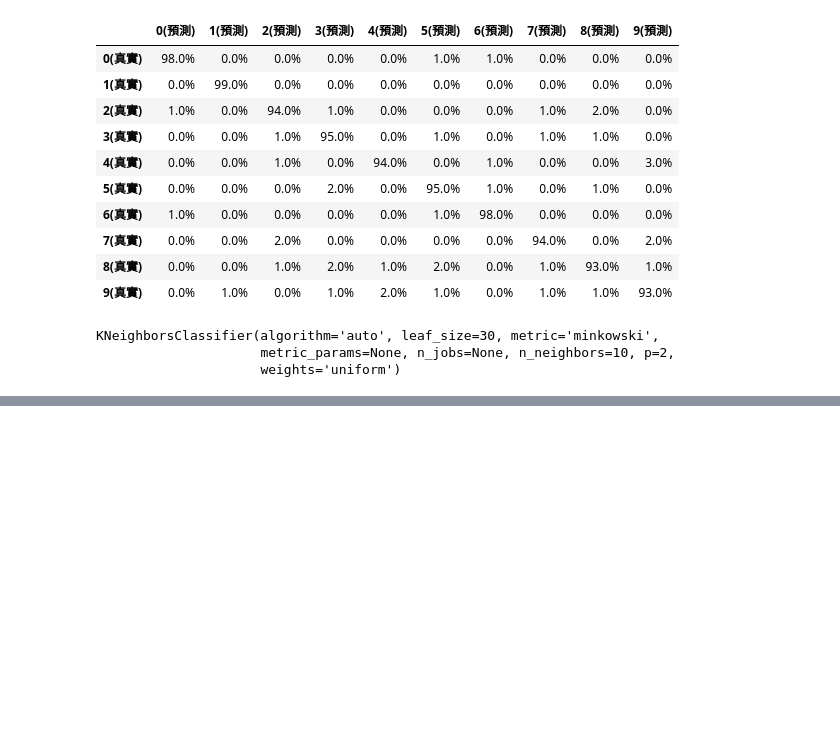
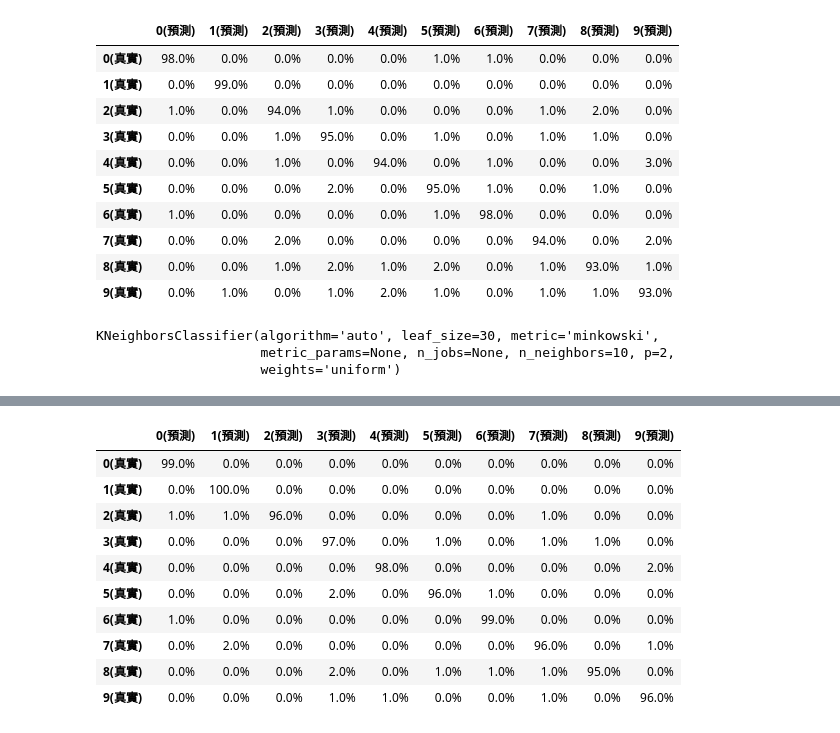
Before and after one commit to Elwing-Chou/MLDemo1216, a Jupyter notebook: pca.ipynb, the cells around one changed output, grey strips where cells are left out. Saved outputs shown, nothing was run; the diff lists cells and outputs as text; code cells hidden in the pictures; blank space fills up the shorter version.

```diff
--- a/pca.ipynb
+++ b/pca.ipynb
@@ -207,0 +210,22 @@ accuracy_score(pre, y_test)
+# %%
+from sklearn.metrics import confusion_matrix
+mat = confusion_matrix(y_test, pre)
+result = []
+for r in mat:
+    temp = ["{}%".format(round(n/sum(r) * 100), 2) for n in r]
+    result.append(temp)
+pd.DataFrame(result,
+             index=["{}(真實)".format(r) for r in range(10)],
+             columns=["{}(預測)".format(r) for r in range(10)])
+# %% [output]
+|  | 0(預測) | 1(預測) | 2(預測) | 3(預測) | 4(預測) | 5(預測) | 6(預測) | 7(預測) | 8(預測) | 9(預測) |
+| 0(真實) | 99.0% | 0.0% | 0.0% | 0.0% | 0.0% | 0.0% | 0.0% | 0.0% | 0.0% | 0.0% |
+| 1(真實) | 0.0% | 100.0% | 0.0% | 0.0% | 0.0% | 0.0% | 0.0% | 0.0% | 0.0% | 0.0% |
+| 2(真實) | 1.0% | 1.0% | 96.0% | 0.0% | 0.0% | 0.0% | 0.0% | 1.0% | 0.0% | 0.0% |
+| 3(真實) | 0.0% | 0.0% | 0.0% | 97.0% | 0.0% | 1.0% | 0.0% | 1.0% | 1.0% | 0.0% |
+| 4(真實) | 0.0% | 0.0% | 0.0% | 0.0% | 98.0% | 0.0% | 0.0% | 0.0% | 0.0% | 2.0% |
+| 5(真實) | 0.0% | 0.0% | 0.0% | 2.0% | 0.0% | 96.0% | 1.0% | 0.0% | 0.0% | 0.0% |
+| 6(真實) | 1.0% | 0.0% | 0.0% | 0.0% | 0.0% | 0.0% | 99.0% | 0.0% | 0.0% | 0.0% |
+| 7(真實) | 0.0% | 2.0% | 0.0% | 0.0% | 0.0% | 0.0% | 0.0% | 96.0% | 0.0% | 1.0% |
+| 8(真實) | 0.0% | 0.0% | 0.0% | 2.0% | 0.0% | 1.0% | 1.0% | 1.0% | 95.0% | 0.0% |
+| 9(真實) | 0.0% | 0.0% | 0.0% | 1.0% | 1.0% | 0.0% | 0.0% | 1.0% | 0.0% | 96.0% |
```
Also changed, not shown: parts of 1 cell of this notebook.
